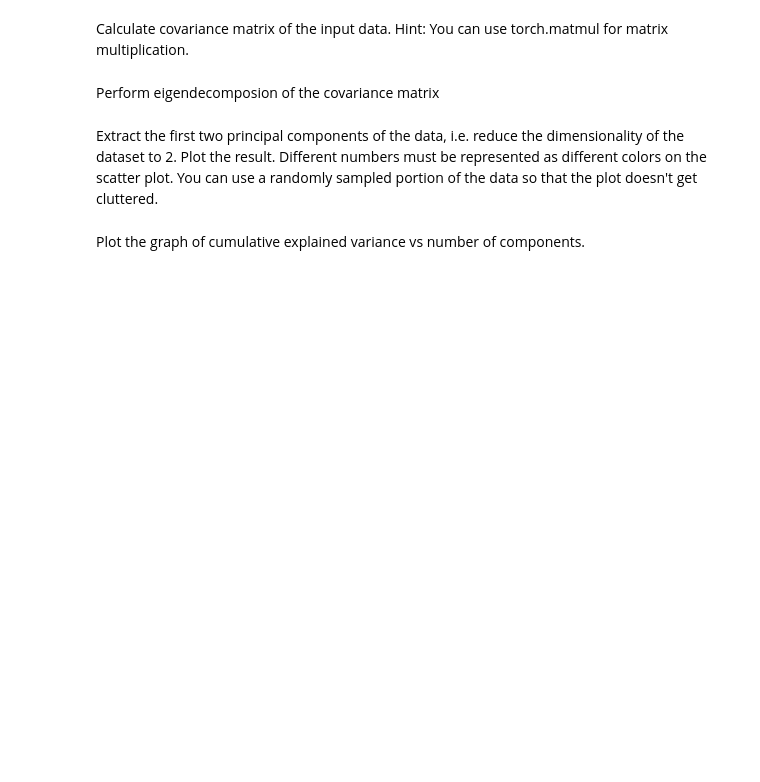
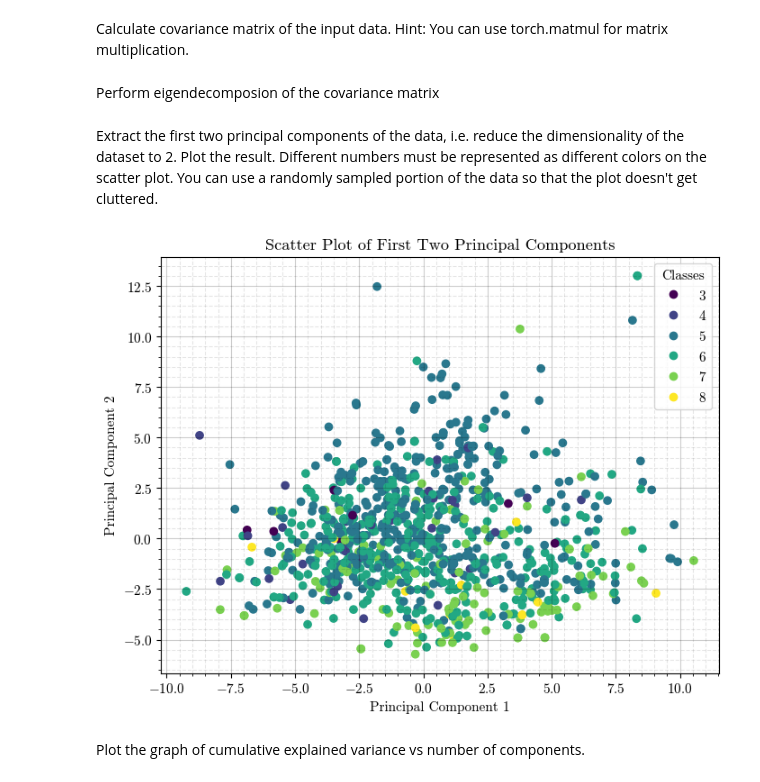
Before and after one commit to Kanakanajm/nnti, a Jupyter notebook: Assignment_3/code/NNTI_assignment_3.ipynb, the cells around one changed output. Drawn from its saved outputs; the diff is of its cells as text; code cells hidden in the pictures; blank space fills up the shorter version.

```diff
--- a/Assignment_3/code/NNTI_assignment_3.ipynb
+++ b/Assignment_3/code/NNTI_assignment_3.ipynb
@@ -64,2 +57,13 @@ import matplotlib.pyplot as plt
+# %%
+import torch
+import numpy as np
+import matplotlib.pyplot as plt
+import matplotlib
+
+# Formatting for plots
+plt.rcParams['axes.formatter.use_mathtext'] = True
+matplotlib.rcParams['font.family'] = "cmr10"
+matplotlib.rcParams['axes.unicode_minus'] = False
+matplotlib.rcParams.update({'font.size': 11})
 # %%
 X_train_scaled_tensor = torch.tensor(X_train_scaled)
@@ -70,4 +88,30 @@ Perform eigendecomposion of the covariance matrix
 # %% [markdown]
 Extract the first two principal components of the data, i.e. reduce the dimensionality of the dataset to 2. Plot the result. Different numbers must be represented as different colors on the scatter plot. You can use a randomly sampled portion of the data so that the plot doesn't get cluttered.
+# %%
+from sklearn.decomposition import PCA
+
+sample_size = 1000
+X_sample = X_train_scaled_tensor[:sample_size]
+
+# Perform PCA to extract the first two principal components
+pca = PCA(n_components=2)
+principal_components = pca.fit_transform(X_sample.numpy())
+
+# Get labels for coloring
+labels = y_train[:sample_size]
+
+# Scatter plot
+plt.figure(figsize=(8, 6))
+scatter = plt.scatter(principal_components[:, 0], principal_components[:, 1], c=labels, cmap='viridis')
+legend = plt.legend(*scatter.legend_elements(), title="Classes")
+plt.title("Scatter Plot of First Two Principal Components")
+plt.xlabel("Principal Component 1")
+plt.ylabel("Principal Component 2")
+plt.grid(True, which='major', color='k', linestyle='-', alpha=0.2)
+plt.grid(True, which='minor', color='k', linestyle='--', alpha=0.1)
+plt.minorticks_on()
+plt.show()
+# %% [output]
+[figure, added]
 # %% [markdown]
 Plot the graph of cumulative explained variance vs number of components.
```
Also changed, not shown: parts of 16 cells of this notebook.
